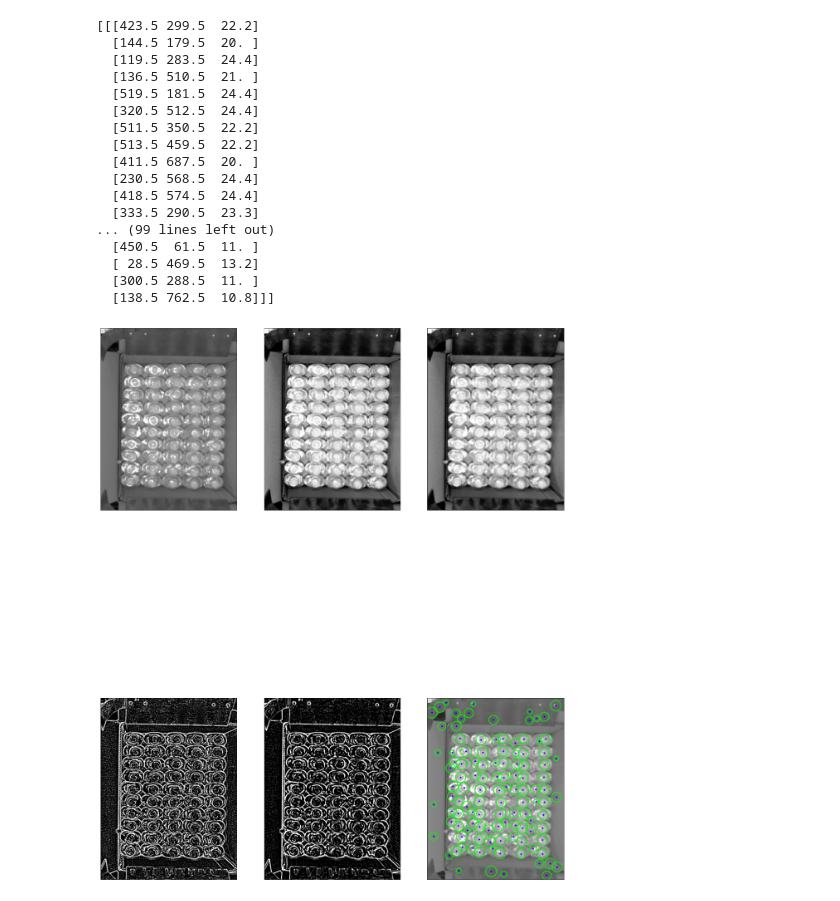
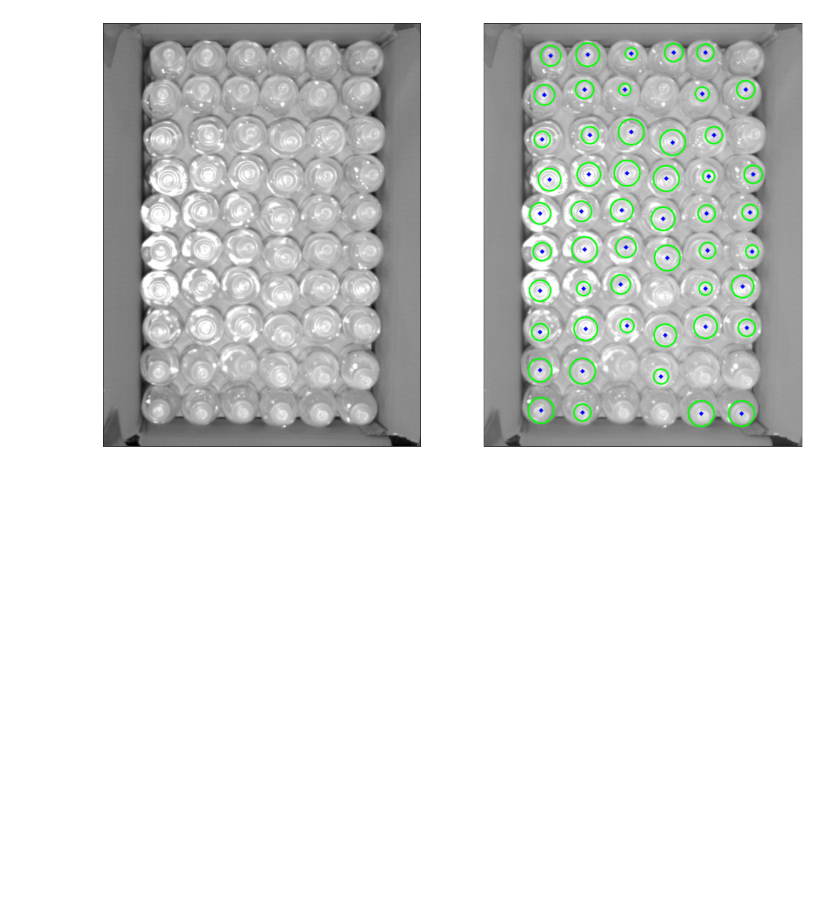
Before and after one commit to qianguzi/Counter_v2.0, a Jupyter notebook: Hough.ipynb, the cells around one changed output. Saved outputs shown, nothing was run; the diff lists cells and outputs as text; code cells hidden in the pictures; blank space fills up the shorter version.

```diff
--- a/Hough.ipynb
+++ b/Hough.ipynb
@@ -3,46 +4,30 @@ import cv2
 from matplotlib import pyplot as plt
 %matplotlib inline
 # %%
-img = cv2.imread('../dataset/img/4 (257)_resize.jpg', 0)
+img = cv2.imread('../dataset/img/2 (244)_resize.jpg', 0)
 equ_img = cv2.equalizeHist(img)
 gau_img = cv2.GaussianBlur(equ_img, (5, 5), 0)
 lap_img = cv2.Laplacian(gau_img, -1, ksize=5)
 pre_img = cv2.medianBlur(lap_img, 5)
-circles = cv2.HoughCircles(pre_img, cv2.HOUGH_GRADIENT, 1, 30, param1=100,
-                            param2=20, minRadius=10, maxRadius=25)
-print(circles)
+circles = cv2.HoughCircles(pre_img, cv2.HOUGH_GRADIENT, 1, 50, param1=100,
+                            param2=35, minRadius=10, maxRadius=25)
+radiuses = np.minimum(circles[0, :, -1] + 5, 30.0)
+#print(radiuses)
 circles = np.uint16(np.around(circles))
 cir_img = cv2.cvtColor(img, cv2.COLOR_GRAY2RGB)
 for i in circles[0, :]:
     # draw the outer circle
     cv2.circle(cir_img, (i[0],i[1]), i[2], (0,255,0), 2)
     # draw the center of the circle
     cv2.circle(cir_img, (i[0],i[1]), 2, (0,0,255), 3)
 
-fig, ax = plt.subplots(2, 3, figsize=(20, 30), subplot_kw=dict(xticks=[],yticks=[]))
-ax[0,0].imshow(img, cmap='gray', interpolation='bicubic')
-ax[0,1].imshow(equ_img, cmap='gray', interpolation='bicubic')
-ax[0,2].imshow(gau_img, cmap='gray', interpolation='bicubic')
-ax[1,0].imshow(lap_img, cmap='gray', interpolation='bicubic')
-ax[1,1].imshow(pre_img, cmap='gray', interpolation='bicubic')
-ax[1,2].imshow(cir_img, interpolation='bicubic')
+fig, ax = plt.subplots(1, 2, figsize=(20, 30), subplot_kw=dict(xticks=[],yticks=[]))
+ax[0].imshow(img, cmap='gray', interpolation='bicubic')
+#ax[0,1].imshow(equ_img, cmap='gray', interpolation='bicubic')
+#ax[0,2].imshow(gau_img, cmap='gray', interpolation='bicubic')
+#ax[1,0].imshow(lap_img, cmap='gray', interpolation='bicubic')
+#ax[1,1].imshow(pre_img, cmap='gray', interpolation='bicubic')
+ax[1].imshow(cir_img, interpolation='bicubic')
 plt.show()
 # %% [output]
-[[[423.5 299.5  22.2]
-  [144.5 179.5  20. ]
-  [119.5 283.5  24.4]
-  [136.5 510.5  21. ]
-  [519.5 181.5  24.4]
-  [320.5 512.5  24.4]
-  [511.5 350.5  22.2]
-  [513.5 459.5  22.2]
-  [411.5 687.5  20. ]
-  [230.5 568.5  24.4]
-  [418.5 574.5  24.4]
-  [333.5 290.5  23.3]
-... (99 lines left out)
-  [450.5  61.5  11. ]
-  [ 28.5 469.5  13.2]
-  [300.5 288.5  11. ]
-  [138.5 762.5  10.8]]]
-[figure, old version]
+[figure, new version]
```
Also changed, not shown: parts of 1 cell of this notebook, 4 other files.
